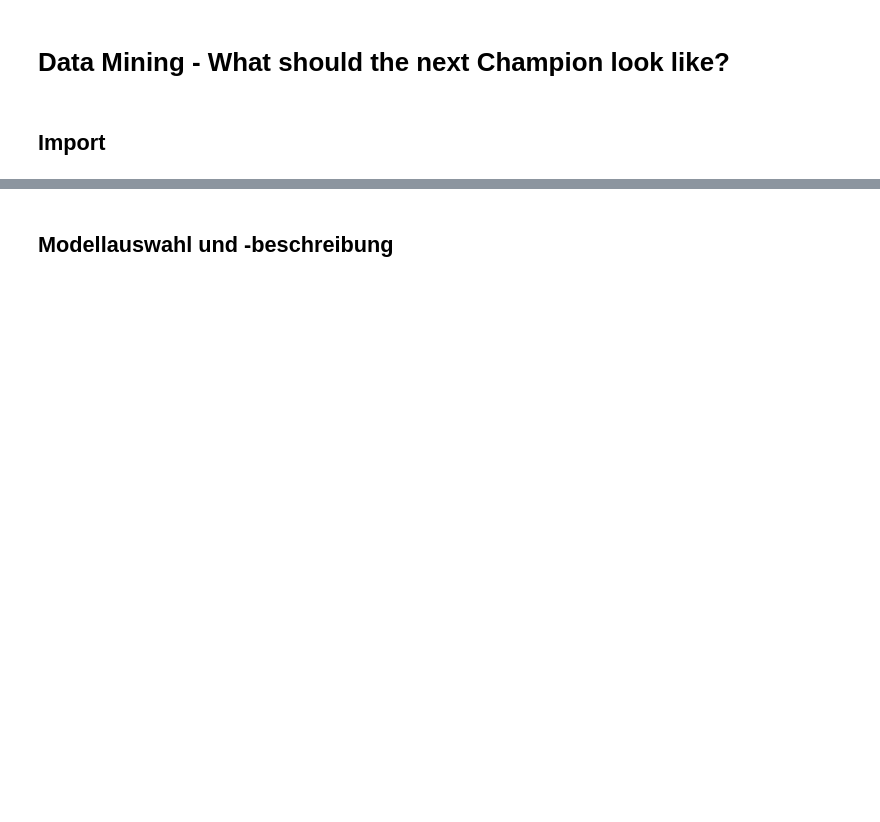
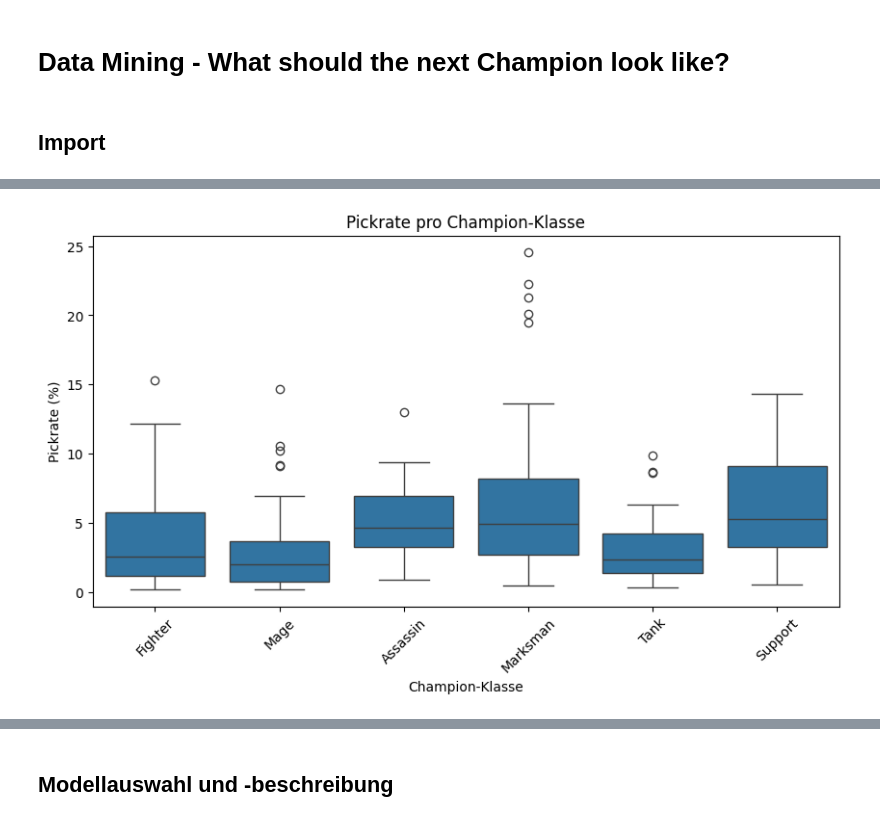
Before and after one commit to Maxtr2004/Data-Mining-Project, a Jupyter notebook: lol_analysis.ipynb, the cells around one changed output, grey strips where cells are left out. Saved outputs shown, nothing was run; the diff lists cells and outputs as text; code cells hidden in the pictures; blank space fills up the shorter version.

```diff
--- a/lol_analysis.ipynb
+++ b/lol_analysis.ipynb
@@ -187,0 +138,11 @@ Feature-Namen: ['Win %', 'Pick %', 'Ban %', 'Score', 'KDA', 'Class_Assassin', 'C
+# %%
+# Boxplot der Pickrate pro Klasse
+plt.figure(figsize=(10, 5))
+sns.boxplot(x='Class', y='Pick %', data=df)
+plt.xlabel('Champion-Klasse')
+plt.ylabel('Pickrate (%)')
+plt.title('Pickrate pro Champion-Klasse')
+plt.xticks(rotation=45)
+plt.show()
+# %% [output]
+[figure, added]
```
Also changed, not shown: parts of 37 cells of this notebook.
